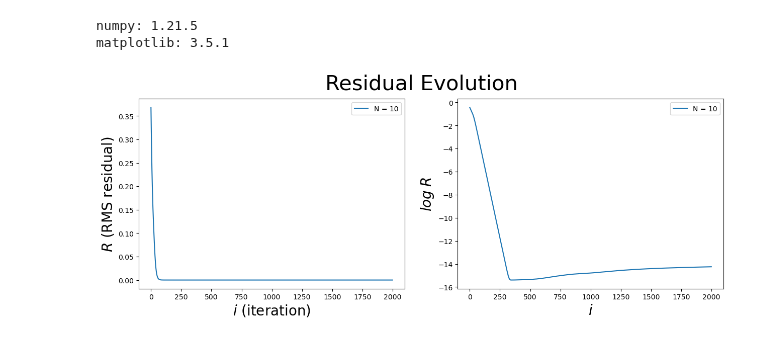
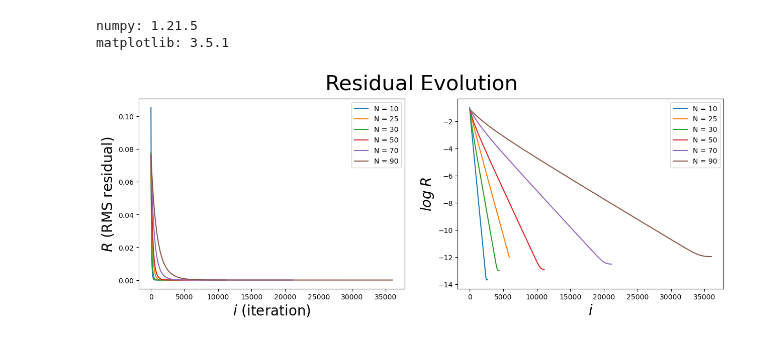
Before and after one commit to iago-mendes/eucled, a Jupyter notebook: src/exercises/08-embedding/assets/plots.ipynb, the cells around one changed output. Saved outputs shown, nothing was run; the diff lists cells and outputs as text; code cells hidden in the pictures.

```diff
--- a/src/exercises/08-embedding/assets/plots.ipynb
+++ b/src/exercises/08-embedding/assets/plots.ipynb
@@ -20,9 +20,11 @@ fig, (ax1, ax2) = plt.subplots(1,2)
 
 entries = [
 	[np.genfromtxt('residuals_10.csv', delimiter=','), 'N = 10'],
-	# [np.genfromtxt('residuals_20.csv', delimiter=','), 'N = 20'],
-	# [np.genfromtxt('residuals_30.csv', delimiter=','), 'N = 30'],
-	# [np.genfromtxt('residuals_40.csv', delimiter=','), 'N = 40'],
+	[np.genfromtxt('residuals_25.csv', delimiter=','), 'N = 25'],
+	[np.genfromtxt('residuals_30.csv', delimiter=','), 'N = 30'],
+	[np.genfromtxt('residuals_50.csv', delimiter=','), 'N = 50'],
+	[np.genfromtxt('residuals_70.csv', delimiter=','), 'N = 70'],
+	[np.genfromtxt('residuals_90.csv', delimiter=','), 'N = 90'],
 ]
 
 for entry in entries:
@@ -34,31 +36,31 @@ for entry in entries:
 	label = entry[1]
 
 	# for i in i_values:
 	# 	log_i_values.append(np.log(i) / np.log(10))
 
 	for residual in residuals:
 		log_residuals.append(np.log(residual) / np.log(10))
 
 	ax1.plot(i_values, residuals, label = label)
 	ax1.set(xlabel='$i$ (iteration)', ylabel='$R$ (RMS residual)')
 
 
 	ax2.plot(i_values, log_residuals, label = label)
 	ax2.set(xlabel='$i$', ylabel='$log \; R$')
 	# ax2.plot(log_i_values, log_residuals)
 	# ax2.set(xlabel='$\log \; i$', ylabel='$\log \; R$')
 
 ax1.xaxis.label.set_fontsize(20)
 ax1.yaxis.label.set_fontsize(20)
 ax2.xaxis.label.set_fontsize(20)
 ax2.yaxis.label.set_fontsize(20)
 
 fig.suptitle('Residual Evolution', fontsize=30)
 fig.set_size_inches(15, 5, forward=True)
 fig.set_dpi(100)
 
 ax1.legend()
 ax2.legend()
 plt.show()
 # %% [output]
-[figure, old version]
+[figure, new version]
```
Also changed, not shown: parts of 5 cells of this notebook, 2 other files.
